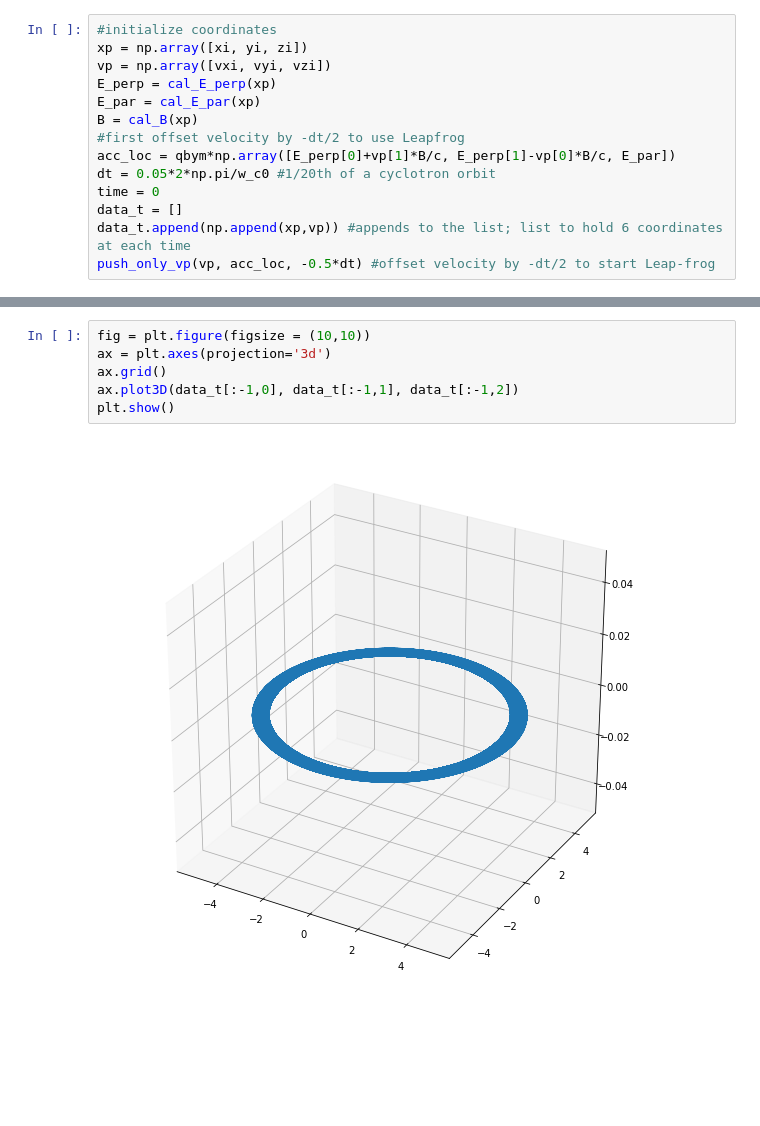
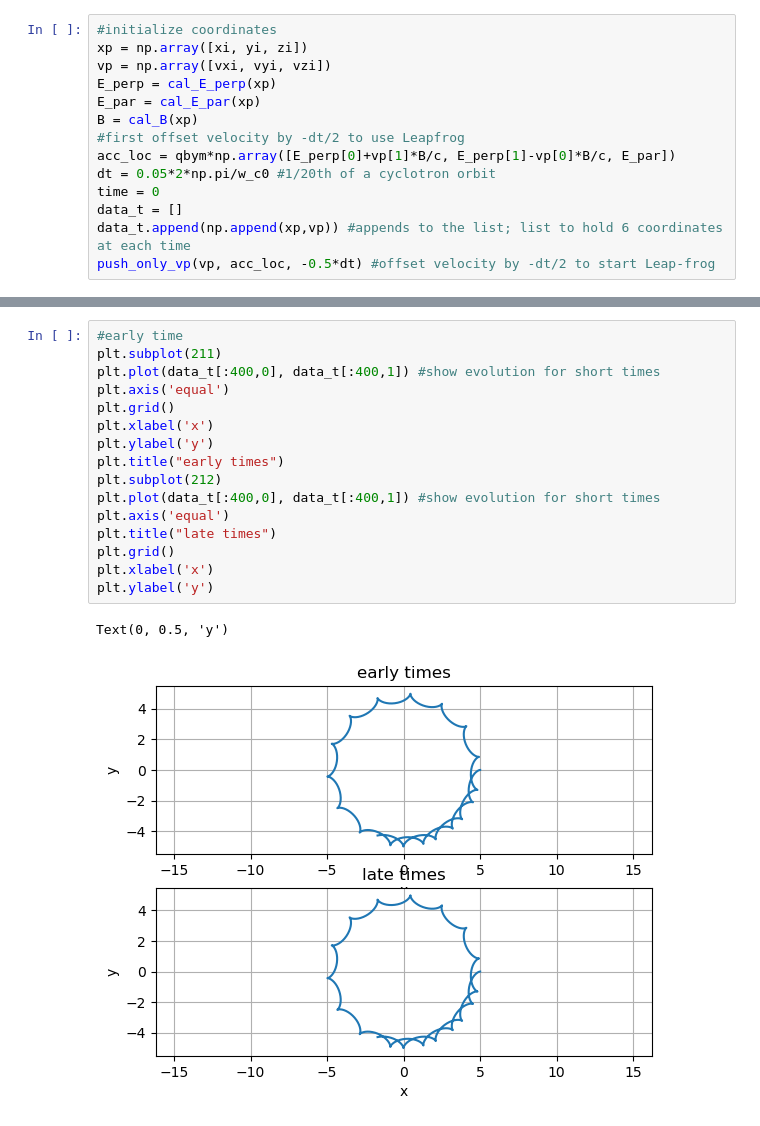
Before and after one commit to prats7up/compastrohpc, a Jupyter notebook: Codes/Boris_pusher.ipynb, the cells around one changed output, grey strips where cells are left out. Drawn from its saved outputs; the diff is of its cells as text; blank space fills up the shorter version.

```diff
--- a/Codes/Boris_pusher.ipynb
+++ b/Codes/Boris_pusher.ipynb
@@ -146,8 +163,19 @@ plt.axis('equal')
-# %%
-fig = plt.figure(figsize = (10,10))
-ax = plt.axes(projection='3d')
-ax.grid()
-ax.plot3D(data_t[:-1,0], data_t[:-1,1], data_t[:-1,2])
-plt.show()
-# %% [output]
-[figure, removed]
+# %%
+#early time
+plt.subplot(211)
+plt.plot(data_t[:400,0], data_t[:400,1]) #show evolution for short times
+plt.axis('equal')
+plt.grid()
+plt.xlabel('x')
+plt.ylabel('y')
+plt.title("early times")
+plt.subplot(212)
+plt.plot(data_t[:400,0], data_t[:400,1]) #show evolution for short times
+plt.axis('equal')
+plt.title("late times")
+plt.grid()
+plt.xlabel('x')
+plt.ylabel('y')
+# %% [output]
+Text(0, 0.5, 'y')
+[figure, added]
```
Also changed, not shown: parts of 11 cells of this notebook, 1 other file.
